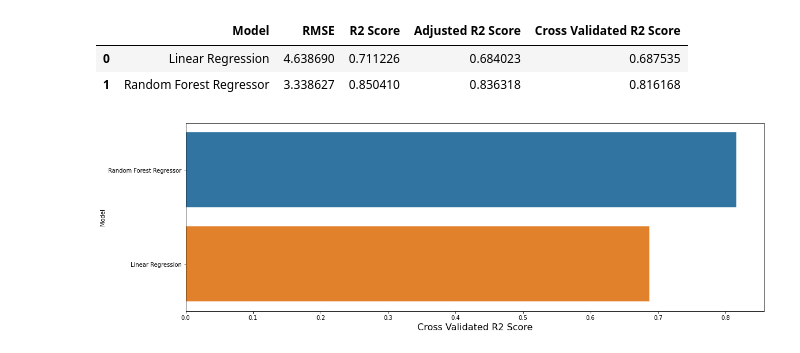
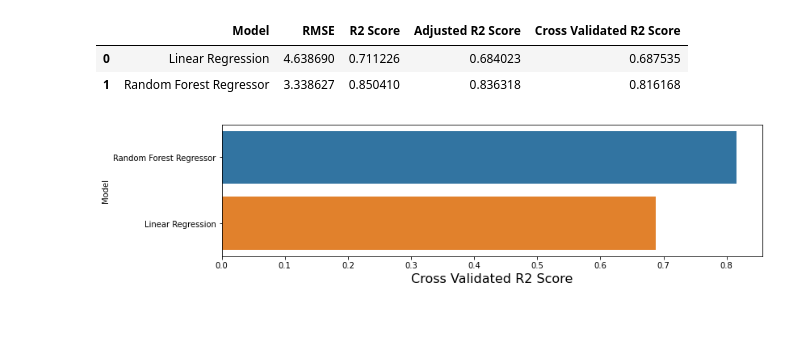
Before and after one commit to Eskerluminous/Boston_housing-Dataset, a Jupyter notebook: Linear_random.ipynb, the cells around one changed output. Cells and saved outputs as stored; diff of their text form; code cells hidden in the pictures; blank space fills up the shorter version.

```diff
--- a/Linear_random.ipynb
+++ b/Linear_random.ipynb
@@ -79,6 +100,9 @@ lm.fit(X_train, y_train)
 
 # prediction on test data
 y_pred = lm.predict(X_test)
+r2 = lm.score(X_test, y_test)
+n = X_test.shape[0]
+p = X_test.shape[1]
 # %%
 # Cross Validation Score
 cv_lm = cross_val_score(estimator = lm, X = X_train, y = y_train, cv = 10)
@@ -160,14 +180,11 @@ predictions
 | 0 | Linear Regression | 4.638690 | 0.711226 | 0.684023 | 0.687535 |
 | 1 | Random Forest Regressor | 3.338627 | 0.850410 | 0.836318 | 0.816168 |
 # %%
-f, axe = plt.subplots(1,1, figsize=(18,6))
-
+f, axe = plt.subplots(1,1, figsize=(12,3))
 predictions.sort_values(by=['Cross Validated R2 Score'], ascending=False, inplace=True)
-
 sns.barplot(x='Cross Validated R2 Score', y='Model', data = predictions, ax = axe)
 axe.set_xlabel('Cross Validated R2 Score', size=16)
 axe.set_ylabel('Model')
-# axe.set_xlim(0,1.0)
 plt.show()
 # %% [output]
-[figure, old version]
+[figure, new version]
```
Also changed, not shown: parts of 11 cells of this notebook.
